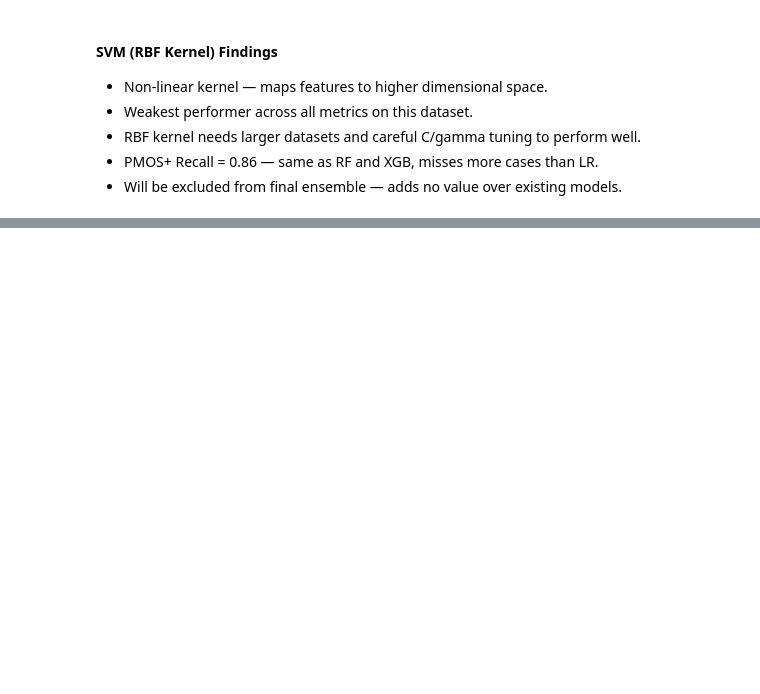
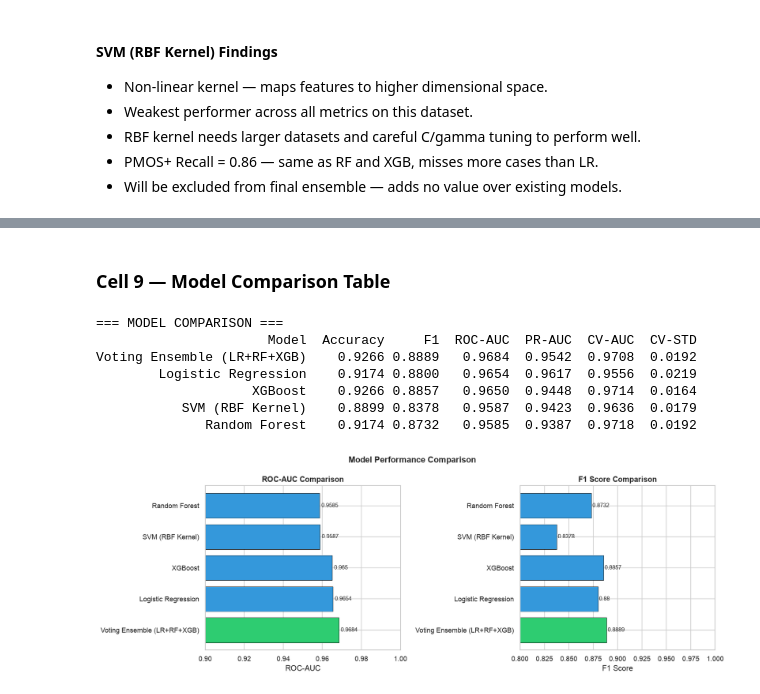
Before and after one commit to annnx7172-cell/PMOS_PROJECT, a Jupyter notebook: notebook/Block3_ML_Models.ipynb, the cells around one changed output, grey strips where cells are left out. Drawn from its saved outputs; the diff is of its cells as text; code cells hidden in the pictures; blank space fills up the shorter version.

```diff
--- a/notebook/Block3_ML_Models.ipynb
+++ b/notebook/Block3_ML_Models.ipynb
@@ -315,0 +369,58 @@ weighted avg       0.89      0.89      0.89       109
+# %% [markdown]
+### Cell 9 — Model Comparison Table
+# %%
+# Build comparison table
+comparison_df = pd.DataFrame([{
+    'Model'   : r['Model'],
+    'Accuracy': r['Accuracy'],
+    'F1'      : r['F1'],
+    'ROC-AUC' : r['ROC-AUC'],
+    'PR-AUC'  : r['PR-AUC'],
+    'CV-AUC'  : r['CV-AUC'],
+    'CV-STD'  : r['CV-STD']
+} for r in results])
+
+comparison_df = comparison_df.sort_values('ROC-AUC', ascending=False)
+
+print('=== MODEL COMPARISON ===')
+print(comparison_df.to_string(index=False))
+
+# Plot
+fig, axes = plt.subplots(1, 2, figsize=(14, 5))
+
+# ROC-AUC comparison
+axes[0].barh(comparison_df['Model'], comparison_df['ROC-AUC'],
+             color=['#2ecc71' if i==0 else '#3498db'
+                    for i in range(len(comparison_df))],
+             edgecolor='black', linewidth=0.5)
+axes[0].set_xlim(0.9, 1.0)
+axes[0].set_xlabel('ROC-AUC')
+axes[0].set_title('ROC-AUC Comparison', fontweight='bold')
+for i, v in enumerate(comparison_df['ROC-AUC']):
+    axes[0].text(v + 0.001, i, str(v), va='center', fontsize=9)
+
+# F1 comparison
+axes[1].barh(comparison_df['Model'], comparison_df['F1'],
+             color=['#2ecc71' if i==0 else '#3498db'
+                    for i in range(len(comparison_df))],
+             edgecolor='black', linewidth=0.5)
+axes[1].set_xlim(0.8, 1.0)
+axes[1].set_xlabel('F1 Score')
+axes[1].set_title('F1 Score Comparison', fontweight='bold')
+for i, v in enumerate(comparison_df['F1']):
+    axes[1].text(v + 0.001, i, str(v), va='center', fontsize=9)
+
+plt.suptitle('Model Performance Comparison',
+             fontsize=13, fontweight='bold')
+plt.tight_layout()
+plt.savefig('outputs/plots/B3_01_model_comparison.png', bbox_inches='tight')
+plt.show()
+# %% [output]
+=== MODEL COMPARISON ===
+                      Model  Accuracy     F1  ROC-AUC  PR-AUC  CV-AUC  CV-STD
+Voting Ensemble (LR+RF+XGB)    0.9266 0.8889   0.9684  0.9542  0.9708  0.0192
+        Logistic Regression    0.9174 0.8800   0.9654  0.9617  0.9556  0.0219
+                    XGBoost    0.9266 0.8857   0.9650  0.9448  0.9714  0.0164
+           SVM (RBF Kernel)    0.8899 0.8378   0.9587  0.9423  0.9636  0.0179
+              Random Forest    0.9174 0.8732   0.9585  0.9387  0.9718  0.0192
+[figure, added]
```
Also changed, not shown: parts of 5 cells of this notebook.
